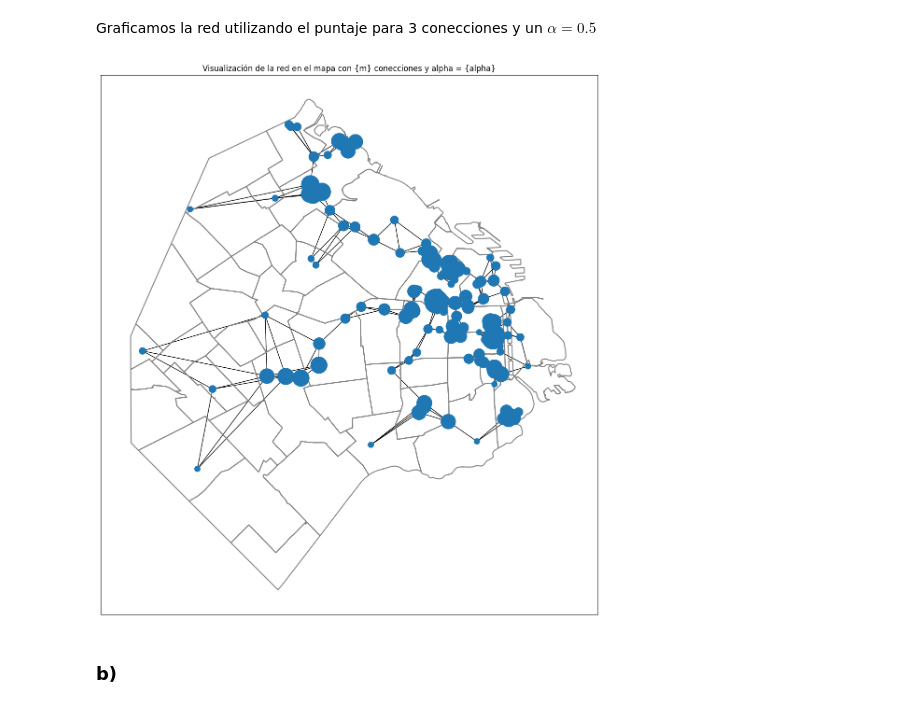
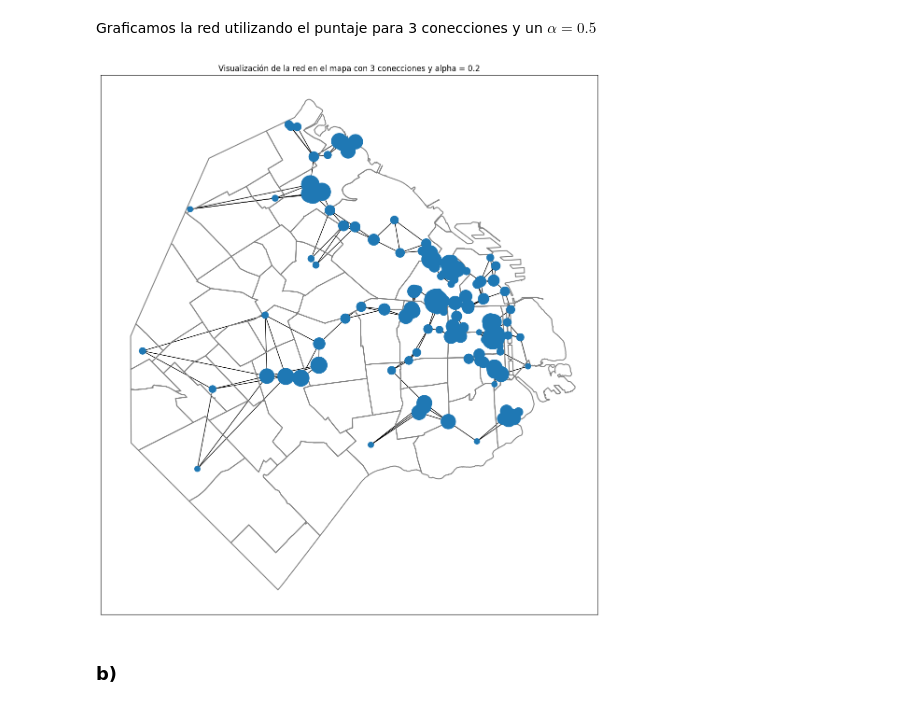
Before and after one commit to nahuelrabey/TP_ALC, a Jupyter notebook: TP1_template.ipynb, the cells around one changed output. Drawn from its saved outputs; the diff is of its cells as text; code cells hidden in the pictures.

Commit message:
corregido el titulo del ej3

```diff
--- a/TP1_template.ipynb
+++ b/TP1_template.ipynb
@@ -220,16 +220,16 @@ Graficamos la red utilizando el puntaje para 3 conecciones y un $\alpha=0.5$
 # %%
 m = 3
 alpha = 1/5
 A = func.construye_adyacencia(D, m)
 
 p = func.calcula_pagerank(A,alpha)
 
 fig, ax = plt.subplots(figsize=(15, 15)) # Visualización de la red en el mapa
-titulo = "Visualización de la red en el mapa con {m} conecciones y alpha = {alpha}"
+titulo = f"Visualización de la red en el mapa con {m} conecciones y alpha = {alpha}"
 graficar(p,ax,titulo)
 plt.show()
 # %% [output]
-[figure, old version]
+[figure, new version]
 # %% [markdown]
 ### b)
 # %% [markdown]
```
